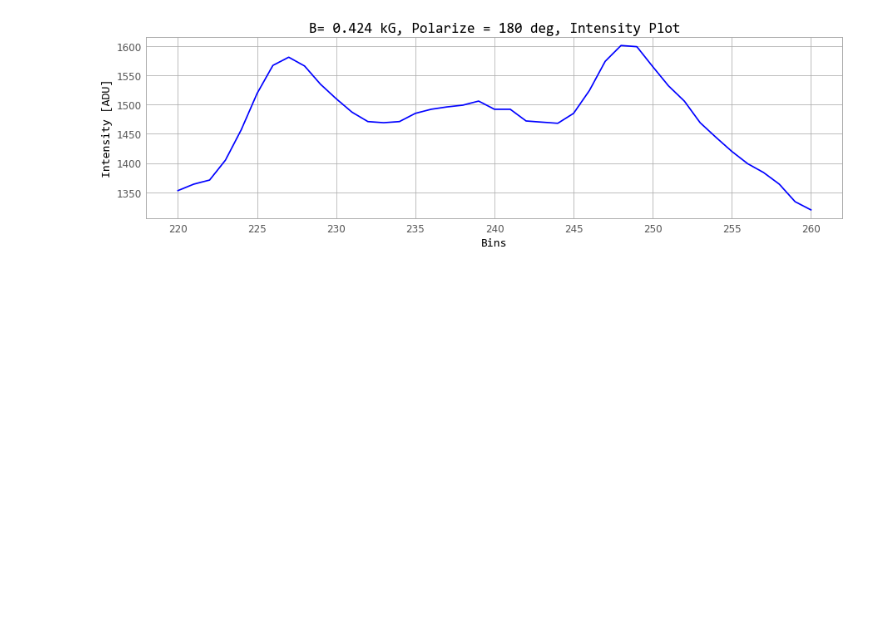
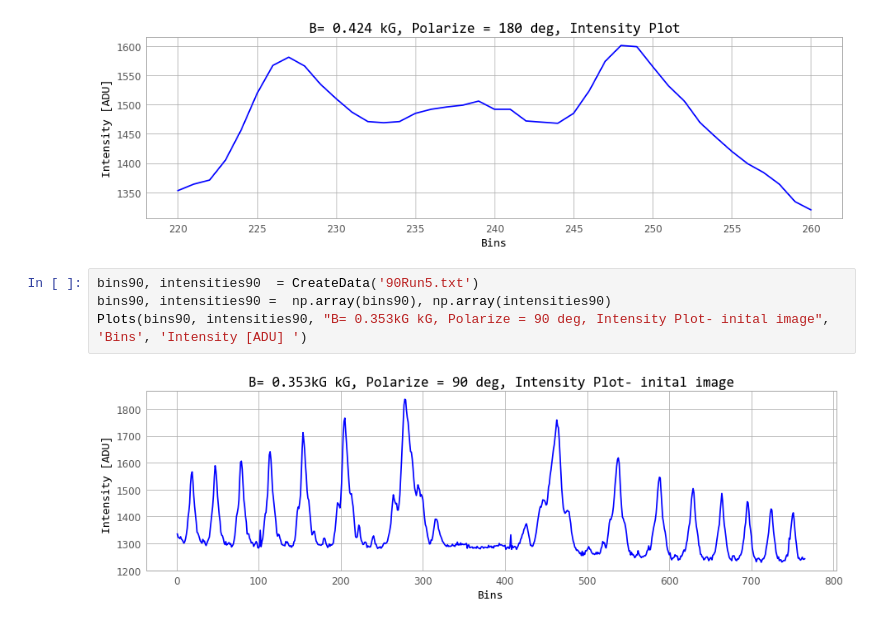
Before and after one commit to Drixitel/134-Lab-Spring-2023, a Jupyter notebook: Code/Zeeman/Data/Attempt3.ipynb, the cells around one changed output. Drawn from its saved outputs; the diff is of its cells as text; blank space fills up the shorter version.

```diff
--- a/Code/Zeeman/Data/Attempt3.ipynb
+++ b/Code/Zeeman/Data/Attempt3.ipynb
@@ -334,3 +347,9 @@ ptru3, xdata3, ydata3 = LabelPeaks_ShrinkData(bins3, intensities3, 220, 260, 135
 Plots(xdata3, ydata3,"B= 0.424 kG, Polarize = 180 deg, Intensity Plot", 'Bins', 'Intensity [ADU]')
 # %% [output]
 [figure]
+# %%
+bins90, intensities90  = CreateData('90Run5.txt')
+bins90, intensities90 =  np.array(bins90), np.array(intensities90)
+Plots(bins90, intensities90, "B= 0.353kG kG, Polarize = 90 deg, Intensity Plot- inital image", 'Bins', 'Intensity [ADU] ')
+# %% [output]
+[figure, added]
```
Also changed, not shown: parts of 9 cells of this notebook, 1 other file.
